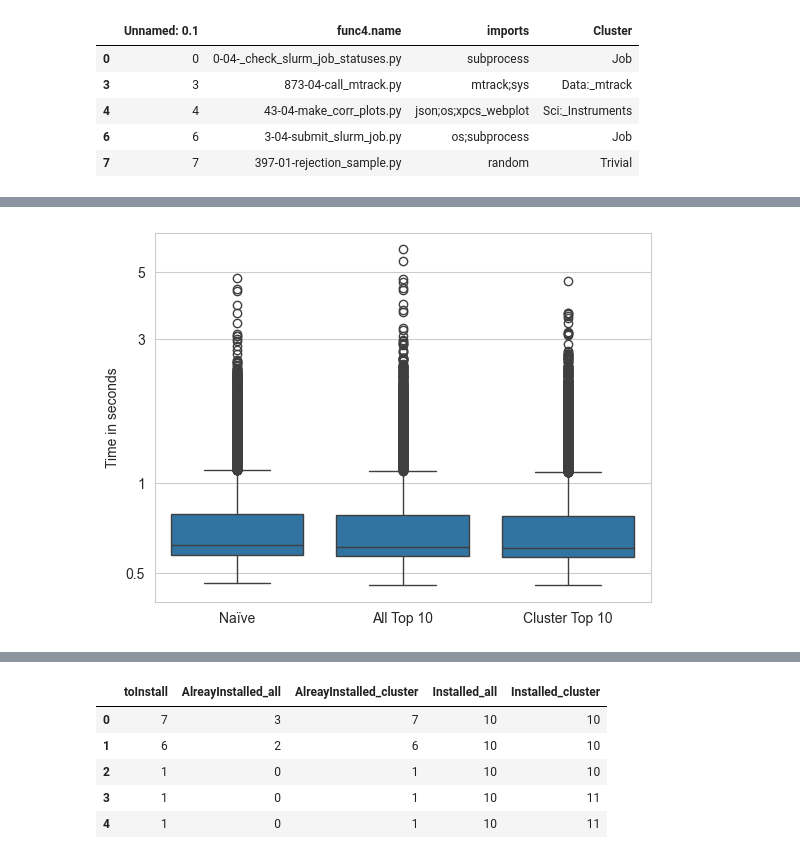
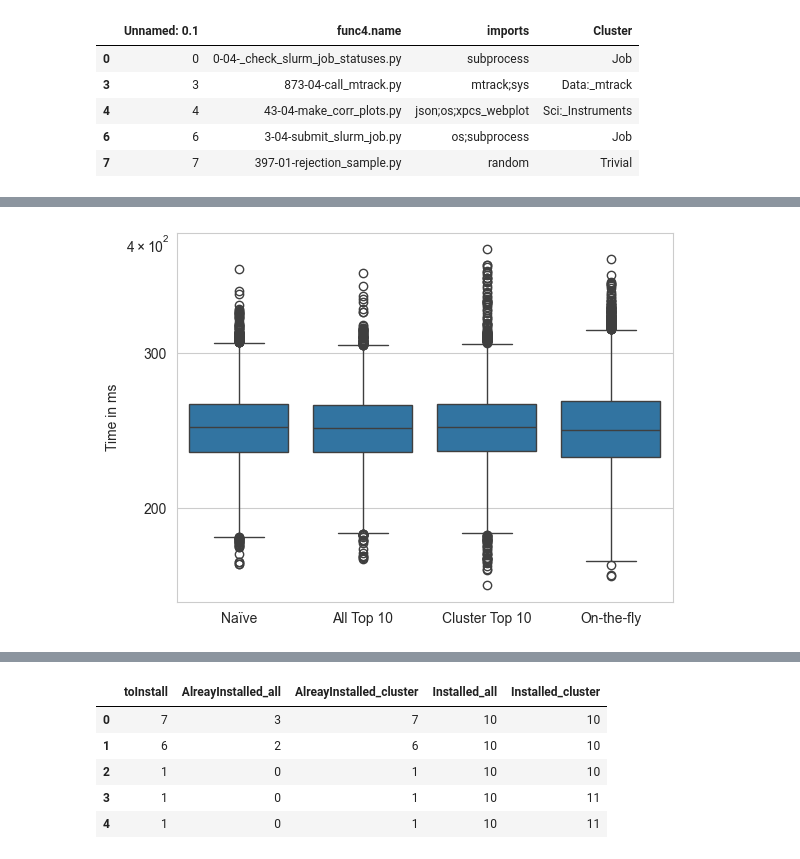
Before and after one commit to globus-labs/package-preloading, a Jupyter notebook: Plot_results.ipynb, the cells around one changed output, grey strips where cells are left out. Cells and saved outputs as stored; diff of their text form; code cells hidden in the pictures.

```diff
--- a/Plot_results.ipynb
+++ b/Plot_results.ipynb
@@ -92,18 +142,19 @@ ont_the_fly = pd.read_csv(f"data/onthefly/run1.csv")
 # %%
 for run in range(9, 0, -1):
-    vanilla_approach = pd.concat([vanilla_approach, pd.read_csv(f"data/vanilla_approach/run{run}.csv")])
-    all_top_10 = pd.concat([all_top_10, pd.read_csv(f"data/all_top_10/run{run}.csv")])
-    cluster_top_10 = pd.concat([cluster_top_10, pd.read_csv(f"data/cluster_top_10/run{run}.csv")])
+    vanilla_approach = pd.concat([vanilla_approach, pd.read_csv(f"new/vanilla_approach/run{run}.csv")])
+    all_top_10 = pd.concat([all_top_10, pd.read_csv(f"new/all_top_10/run{run}.csv")])
+    cluster_top_10 = pd.concat([cluster_top_10, pd.read_csv(f"new/cluster_top_10/run{run}.csv")])
+    on_the_fly = pd.concat([on_the_fly, pd.read_csv(f"new/on_the_fly/run{run}.csv")])
 # %%
 vanilla_approach = prepare(vanilla_approach)
 all_top_10 = prepare(all_top_10)
 cluster_top_10 = prepare(cluster_top_10)
-ont_the_fly = prepare(ont_the_fly)
+on_the_fly = prepare(on_the_fly)
 # %%
 vanilla_approach.loc[vanilla_approach['installtime'] == -1, 'installtime'] = 0
 all_top_10.loc[all_top_10['installtime'] == -1, 'installtime'] = 0
 cluster_top_10.loc[cluster_top_10['installtime'] == -1, 'installtime'] = 0
-ont_the_fly.loc[ont_the_fly['installtime'] == -1, 'installtime'] = 0
+on_the_fly.loc[on_the_fly['installtime'] == -1, 'installtime'] = 0
 # %%
 func_mapping = pd.read_csv('experiments/function_mapping.csv')
 func_mapping = func_mapping.drop(2)
@@ -528,22 +548,25 @@ plt.show()
 #toplot = pd.DataFrame({'values': pd.concat([vanilla_approach.starttime, all_top_10.starttime, cluster_top_10.starttime], ignore_index=True), 'what': ['vanilla_approach'] * len(vanilla_approach) + ['all_top_10'] * len(all_top_10) + ['cluster_top_10'] * len(cluster_top_10)})
 toplot = pd.DataFrame({'values': pd.concat([vanilla_approach['starttime1'], vanilla_approach['starttime2'], vanilla_approach['starttime3'], vanilla_approach['starttime4'], vanilla_approach['starttime5'],
                all_top_10['starttime1'], all_top_10['starttime2'], all_top_10['starttime3'], all_top_10['starttime4'], all_top_10['starttime5'],
-               cluster_top_10['starttime1'], cluster_top_10['starttime2'], cluster_top_10['starttime3'], cluster_top_10['starttime4'], cluster_top_10['starttime5']], ignore_index=True),
-            'what': ['Naïve'] * 5 * len(vanilla_approach) + ['All Top 10'] * 5 * len(all_top_10) + ['Cluster Top 10'] * 5 * len(cluster_top_10)})
+                cluster_top_10['starttime1'], cluster_top_10['starttime2'], cluster_top_10['starttime3'], cluster_top_10['starttime4'], cluster_top_10['starttime5'],
+               on_the_fly['starttime1'], on_the_fly['starttime2'], on_the_fly['starttime3'], on_the_fly['starttime4'], on_the_fly['starttime5']], ignore_index=True),
+            'what': ['Naïve'] * 5 * len(vanilla_approach) + ['All Top 10'] * 5 * len(all_top_10) + ['Cluster Top 10'] * 5 * len(cluster_top_10) + ['On-the-fly'] * 5 * len(cluster_top_10)})
+
+toplot['values'] = toplot['values'] * 1000
 # %%
 sns.set_style("whitegrid")
 #plt.figure(figsize=(10, 6))
 sns.boxplot(x='what', y='values', data=toplot)
 plt.xlabel('')
-plt.ylabel('Time in seconds')
+plt.ylabel('Time in ms')
 plt.yscale('log')
-plt.yticks([0.5, 1, 3, 5],[0.5, 1, 3, 5])
+plt.yticks([200, 300],[200, 300])
 
 plt.savefig('figures/start.pdf', format='pdf')
 
 plt.show()
 # %% [output]
-[figure, old version]
+[figure, new version]
 # %%
 toplot = pd.DataFrame({'values': pd.concat([vanilla_approach.importtime, all_top_10.importtime, cluster_top_10.importtime], ignore_index=True), 'what': ['vanilla_approach'] * len(vanilla_approach) + ['all_top_10'] * len(all_top_10) + ['cluster_top_10'] * len(cluster_top_10)})
 # %%
```
Also changed, not shown: parts of 46 cells of this notebook, 23 other files.
